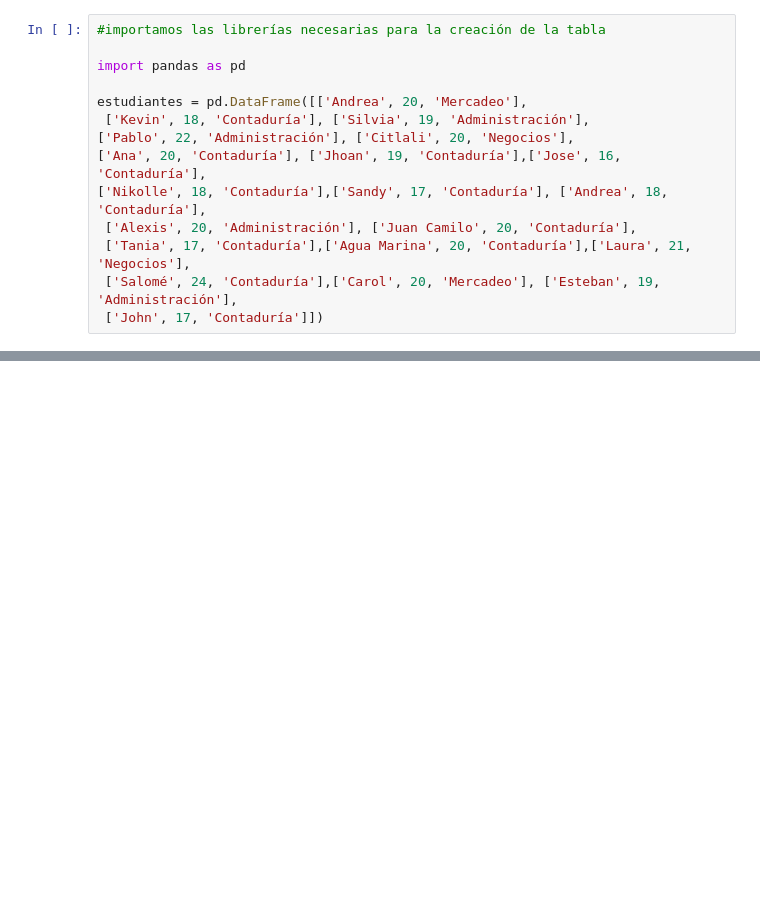
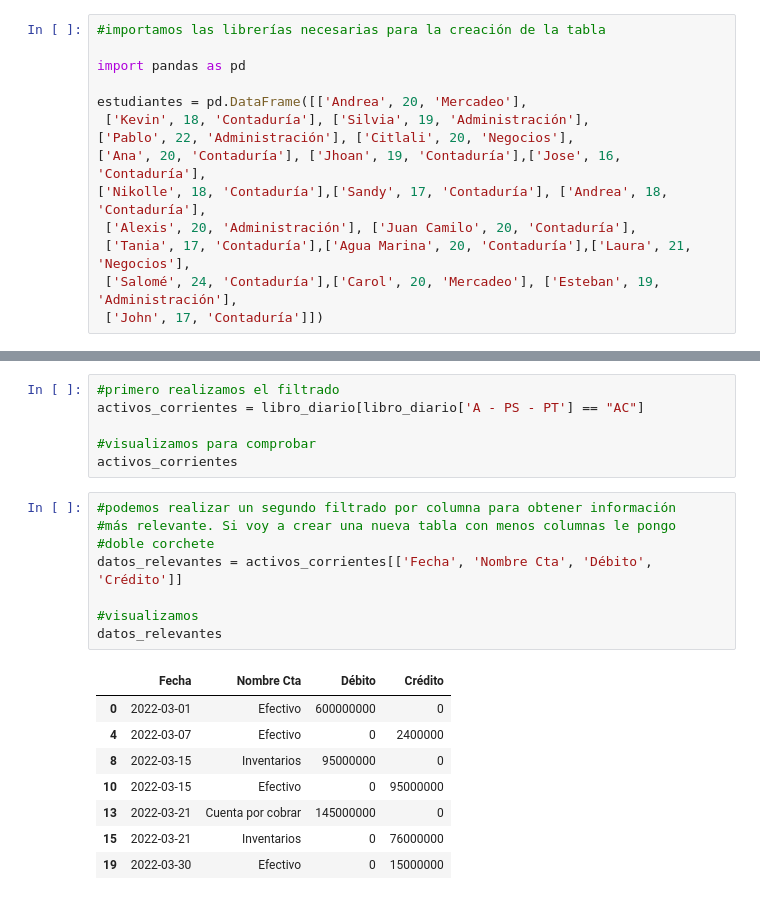
Before and after one commit to EAFIT-BI/Programming-for-Business-in-Accounting-2024-2, a Jupyter notebook: Creación_de_DataFrames.ipynb, the cells around one changed output, grey strips where cells are left out. Drawn from its saved outputs; the diff is of its cells as text; blank space fills up the shorter version.

```diff
--- a/Creación_de_DataFrames.ipynb
+++ b/Creación_de_DataFrames.ipynb
@@ -40,0 +72,23 @@ estudiantes
+# %%
+#primero realizamos el filtrado
+activos_corrientes = libro_diario[libro_diario['A - PS - PT'] == "AC"]
+
+#visualizamos para comprobar
+activos_corrientes
+# %%
+#podemos realizar un segundo filtrado por columna para obtener información
+#más relevante. Si voy a crear una nueva tabla con menos columnas le pongo
+#doble corchete
+datos_relevantes = activos_corrientes[['Fecha', 'Nombre Cta', 'Débito', 'Crédito']]
+
+#visualizamos
+datos_relevantes
+# %% [output]
+|  | Fecha | Nombre Cta | Débito | Crédito |
+| 0 | 2022-03-01 | Efectivo | 600000000 | 0 |
+| 4 | 2022-03-07 | Efectivo | 0 | 2400000 |
+| 8 | 2022-03-15 | Inventarios | 95000000 | 0 |
+| 10 | 2022-03-15 | Efectivo | 0 | 95000000 |
+| 13 | 2022-03-21 | Cuenta por cobrar | 145000000 | 0 |
+| 15 | 2022-03-21 | Inventarios | 0 | 76000000 |
+| 19 | 2022-03-30 | Efectivo | 0 | 15000000 |
```
Also changed, not shown: parts of 8 cells of this notebook.
